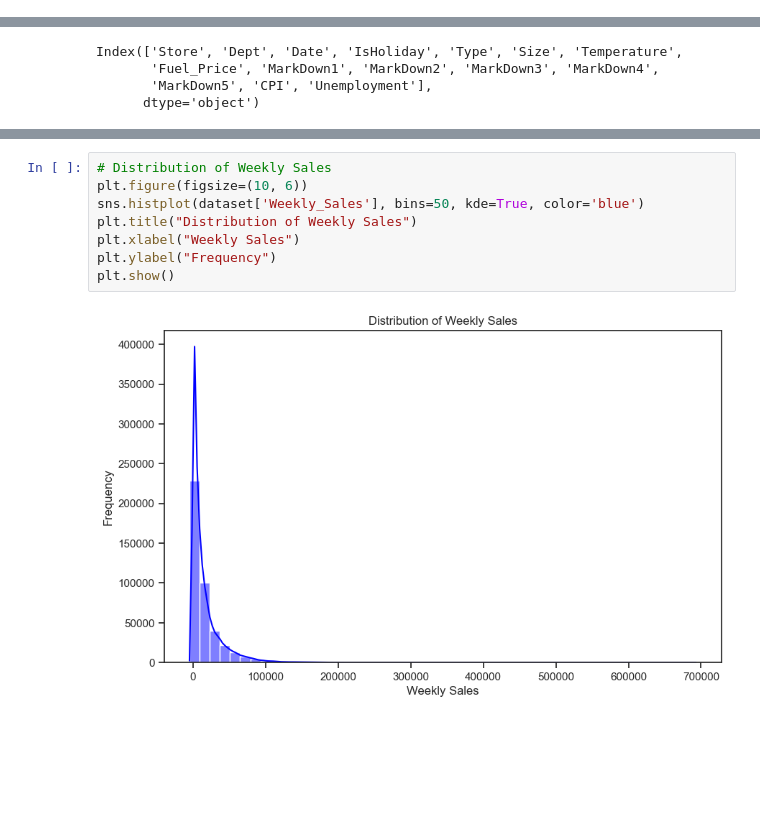
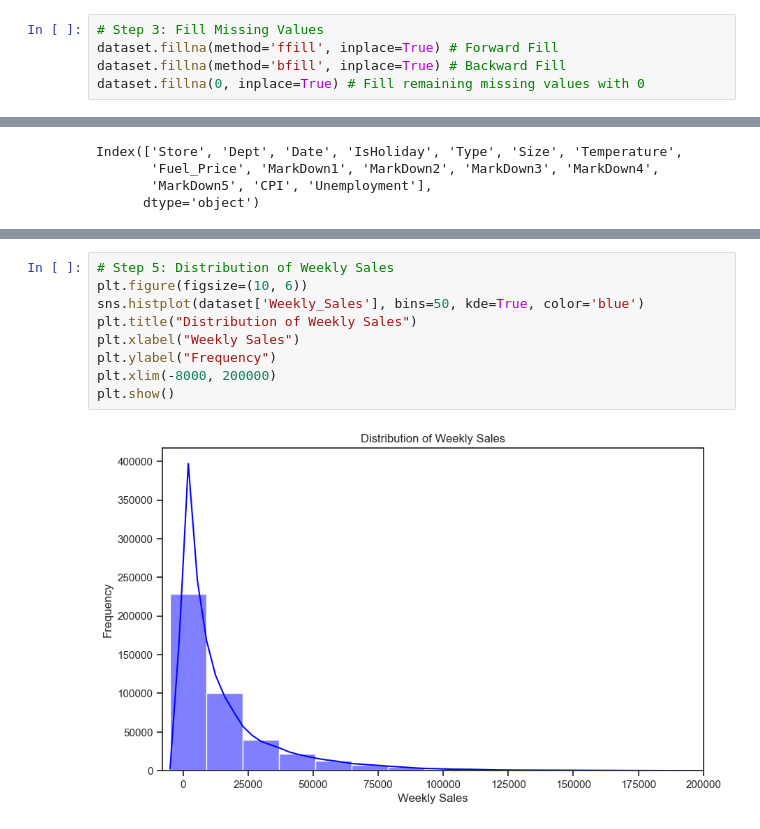
Before and after one commit to adityam-iisc/Store-Sales-Forecasting, a Jupyter notebook: Code/EDA.ipynb, the cells around one changed output, grey strips where cells are left out. Saved outputs shown, nothing was run; the diff lists cells and outputs as text; blank space fills up the shorter version.

```diff
--- a/Code/EDA.ipynb
+++ b/Code/EDA.ipynb
@@ -14,5 +21,10 @@ submission_df = pd.read_csv('../dataset/sampleSubmission.csv')
 dataset = train_df.merge(stores_df, how='left').merge(features_df, how='left')
 test_dataset = test_df.merge(stores_df, how='left').merge(features_df, how='left')
+# %%
+# Step 3: Fill Missing Values
+dataset.fillna(method='ffill', inplace=True) # Forward Fill
+dataset.fillna(method='bfill', inplace=True) # Backward Fill
+dataset.fillna(0, inplace=True) # Fill remaining missing values with 0
 # %%
 dataset.shape
 # %% [output]
@@ -108,11 +101,12 @@ plt.show()
 # %%
-# Distribution of Weekly Sales
+# Step 5: Distribution of Weekly Sales
 plt.figure(figsize=(10, 6))
 sns.histplot(dataset['Weekly_Sales'], bins=50, kde=True, color='blue')
 plt.title("Distribution of Weekly Sales")
 plt.xlabel("Weekly Sales")
 plt.ylabel("Frequency")
+plt.xlim(-8000, 200000)
 plt.show()
 # %% [output]
-[figure, old version]
+[figure, new version]
 # %%
```
Also changed, not shown: parts of 29 cells of this notebook.
